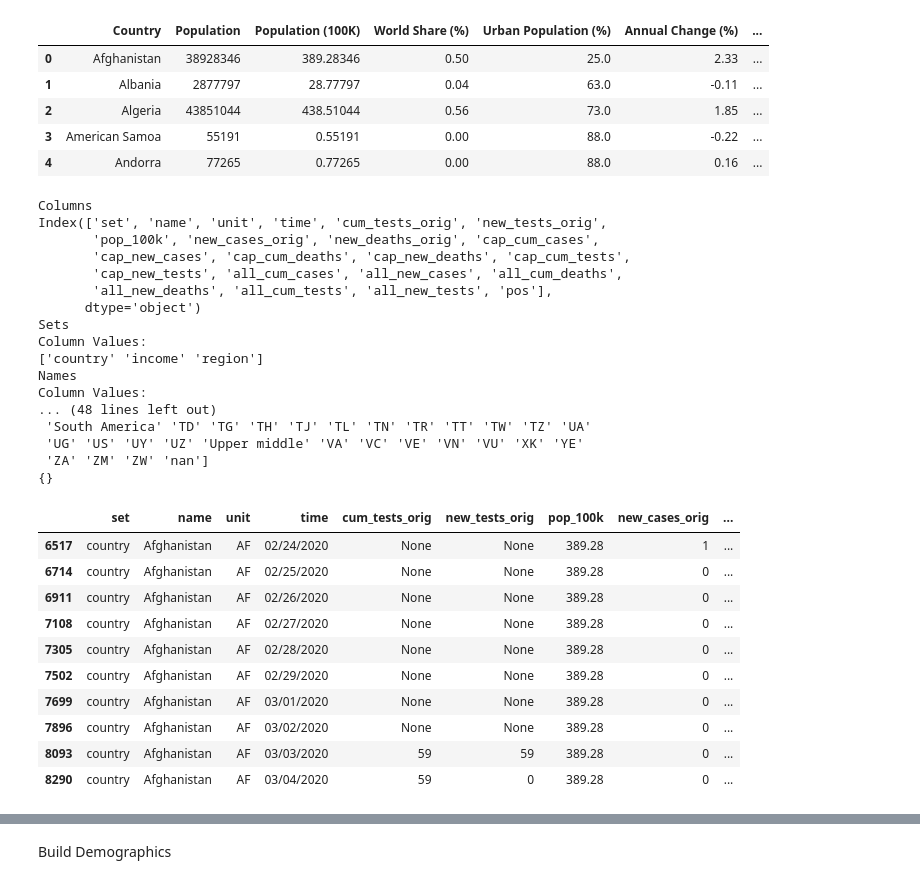
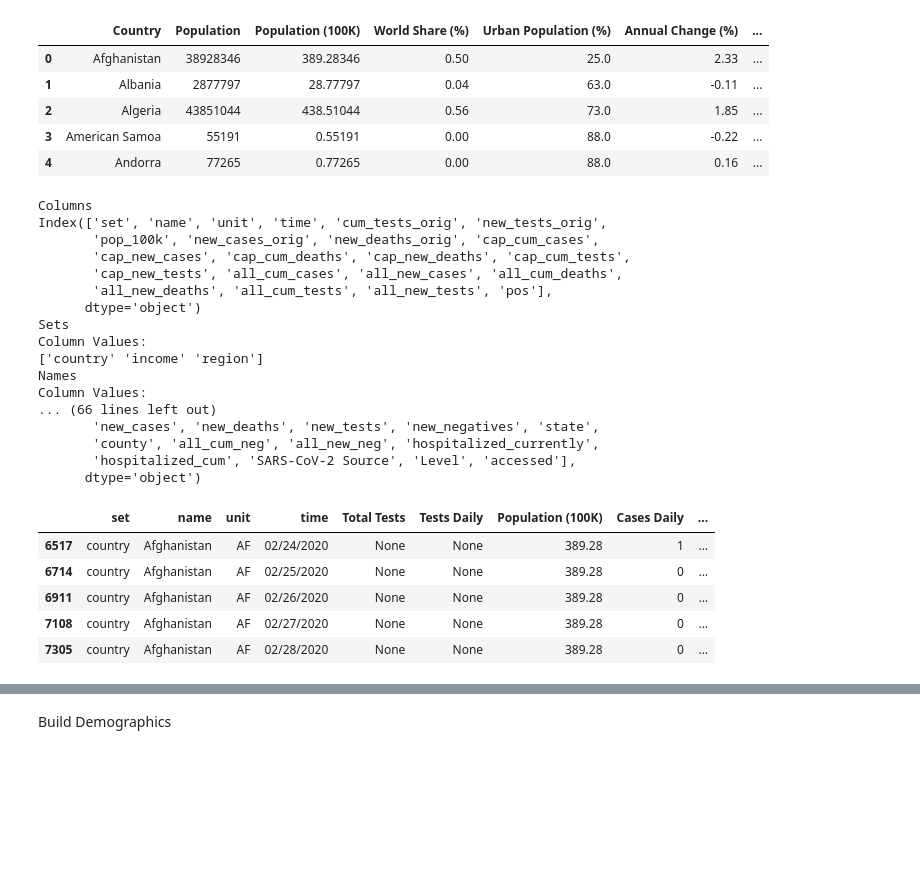
Before and after one commit to janinewhite/Global-COVID-Surveillance, a Jupyter notebook: COVID Surveillance.ipynb, the cells around one changed output, grey strips where cells are left out. Cells and saved outputs as stored; diff of their text form; code cells hidden in the pictures; blank space fills up the shorter version.

```diff
--- a/COVID Surveillance.ipynb
+++ b/COVID Surveillance.ipynb
@@ -531,47 +540,64 @@ integer_columns = ['new_cases_orig','new_deaths_orig','new_tests_orig',
 c[float_columns] = c[float_columns].apply(pd.to_numeric)
 c[integer_columns] = c[integer_columns].apply(lambda x: pd.to_numeric(x, errors='coerce', downcast='integer'))
 has_data = c.all_cum_cases > 0
 c = c[has_data]
 c = c.where(c.notnull(), None)
 
 # Add missing columns to match Google sheet
 c["state"] = ""
 c["county"] = ""
 c["all_cum_neg"] = "" #c["all_cum_tests"] - c["all_cum_cases"]
 c["all_new_neg"] = "" #c["all_new_tests"] - c["all_new_cases"]
 c["hospitalized_currently"] = ""
 c["hospitalized_cum"] = ""
 c["SARS-CoV-2 Source"] = github_url
 c["Level"] = "Country"
 c["accessed"] = str(currentTime.month) + '/' + str(currentTime.day) + '/' + str(currentTime.year)
 
-c.head(10)
+c = c.rename({'cum_tests_orig': "Total Tests",
+              'new_tests_orig': "Tests Daily",
+              'pop_100k': "Population (100K)",
+              'new_cases_orig': "Cases Daily",
+              'new_deaths_orig': "Deaths Daily",
+              'cap_cum_cases': "Total Cases Per Capita",
+              'cap_new_cases': "Cases Daily per Capita (7 day rolling average)",
+              'cap_cum_deaths': "Total Deaths Per Capita",
+              'cap_new_deaths': "Death Daily Per capita (7 day rolling average)",
+              'cap_cum_tests': "Total Tests Per Capita (7 day rolling average)",
+              'cap_new_tests': "Tests Daily Per Capita (7 day rolling average)",
+              'all_cum_cases': "Total Cases",
+              'all_new_cases': "Cases Daily (7 day rolling average)",
+              'all_cum_deaths': "Total Deaths",
+              'all_new_deaths': "Death Daily (7 day rolling average)",
+              'all_cum_tests': "Total Tests (7 day rolling average)",
+              'all_new_tests': "Tests Daily (7 day rolling average)",
+              'pos': "Positivity Rate (7 day rolling average)"
+             },axis=1)
+print("Renamed Columns")
+print(c.columns)
+
+c.head()
 # %% [output]
 Columns
 Index(['set', 'name', 'unit', 'time', 'cum_tests_orig', 'new_tests_orig',
        'pop_100k', 'new_cases_orig', 'new_deaths_orig', 'cap_cum_cases',
        'cap_new_cases', 'cap_cum_deaths', 'cap_new_deaths', 'cap_cum_tests',
        'cap_new_tests', 'all_cum_cases', 'all_new_cases', 'all_cum_deaths',
        'all_new_deaths', 'all_cum_tests', 'all_new_tests', 'pos'],
       dtype='object')
 Sets
 Column Values:
 ['country' 'income' 'region']
 Names
 Column Values:
-... (48 lines left out)
- 'South America' 'TD' 'TG' 'TH' 'TJ' 'TL' 'TN' 'TR' 'TT' 'TW' 'TZ' 'UA'
- 'UG' 'US' 'UY' 'UZ' 'Upper middle' 'VA' 'VC' 'VE' 'VN' 'VU' 'XK' 'YE'
- 'ZA' 'ZM' 'ZW' 'nan']
-{}
+... (66 lines left out)
+       'new_cases', 'new_deaths', 'new_tests', 'new_negatives', 'state',
+       'county', 'all_cum_neg', 'all_new_neg', 'hospitalized_currently',
+       'hospitalized_cum', 'SARS-CoV-2 Source', 'Level', 'accessed'],
+      dtype='object')
-|  | set | name | unit | time | cum_tests_orig | new_tests_orig | pop_100k | new_cases_orig | ... |
+|  | set | name | unit | time | Total Tests | Tests Daily | Population (100K) | Cases Daily | ... |
 | 6517 | country | Afghanistan | AF | 02/24/2020 | None | None | 389.28 | 1 | ... |
 | 6714 | country | Afghanistan | AF | 02/25/2020 | None | None | 389.28 | 0 | ... |
 | 6911 | country | Afghanistan | AF | 02/26/2020 | None | None | 389.28 | 0 | ... |
 | 7108 | country | Afghanistan | AF | 02/27/2020 | None | None | 389.28 | 0 | ... |
 | 7305 | country | Afghanistan | AF | 02/28/2020 | None | None | 389.28 | 0 | ... |
-| 7502 | country | Afghanistan | AF | 02/29/2020 | None | None | 389.28 | 0 | ... |
-| 7699 | country | Afghanistan | AF | 03/01/2020 | None | None | 389.28 | 0 | ... |
-| 7896 | country | Afghanistan | AF | 03/02/2020 | None | None | 389.28 | 0 | ... |
-| 8093 | country | Afghanistan | AF | 03/03/2020 | 59 | 59 | 389.28 | 0 | ... |
-| 8290 | country | Afghanistan | AF | 03/04/2020 | 59 | 0 | 389.28 | 0 | ... |
```
Also changed, not shown: parts of 21 cells of this notebook, 20 other files.
